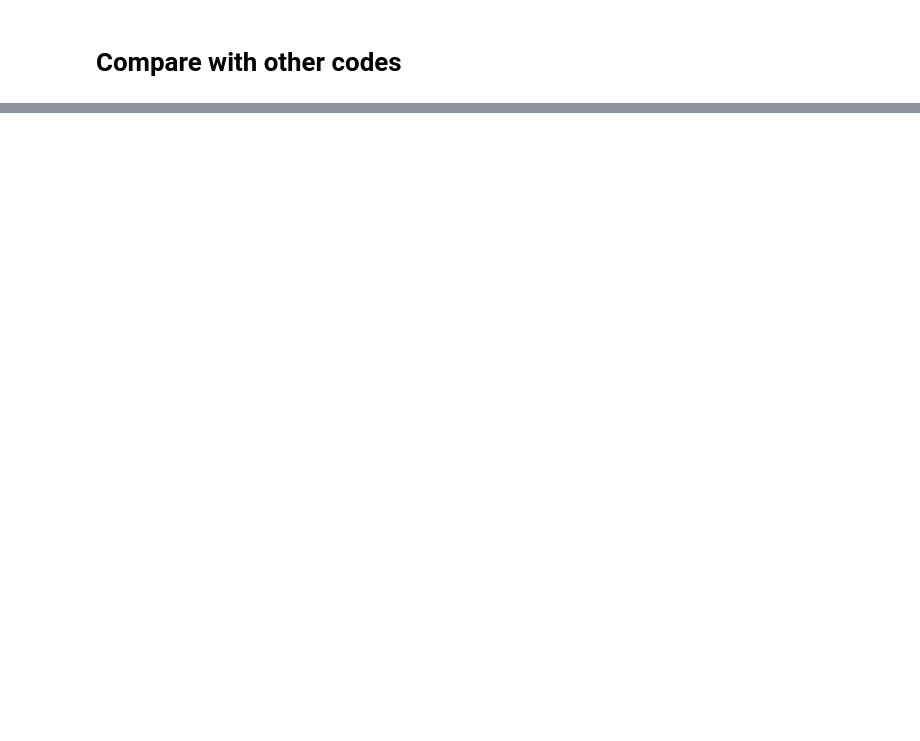
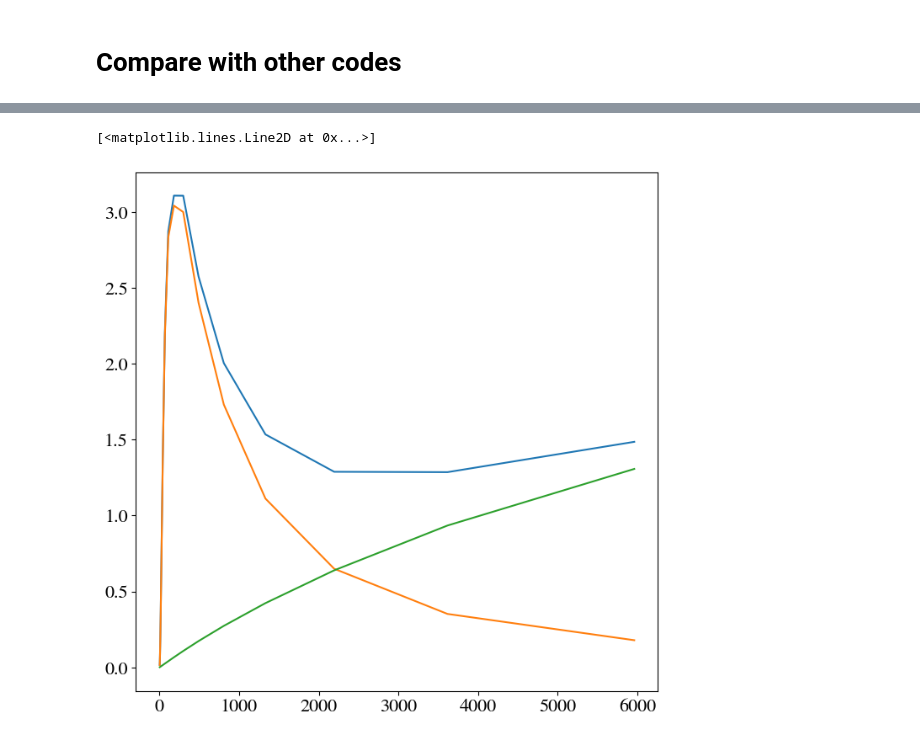
Before and after one commit to CLASS-SZ/notebooks, a Jupyter notebook: class_sz_CIB_mccarthy_shang.ipynb, the cells around one changed output, grey strips where cells are left out. Cells and saved outputs as stored; diff of their text form; code cells hidden in the pictures; blank space fills up the shorter version.

```diff
--- a/class_sz_CIB_mccarthy_shang.ipynb
+++ b/class_sz_CIB_mccarthy_shang.ipynb
@@ -178,6 +181,8 @@ Wall time: 6.28 s
 # %%
 cib = N.cl_cib_cib()
 ell_cib = np.asarray(cib[str(nu_list[0])+'x'+str(nu_list[0])]['ell'])
+# %%
+lens_cib = N.cl_lens_cib()
 # %% [markdown]
 # Compare with other codes
 # %%
@@ -242,0 +248,8 @@ fig.tight_layout()
+# %%
+ells = np.asarray(lens_cib['217']['ell'])
+plt.plot(ells,1./0.3*ells**3.*2./ells**2*2.*np.pi*(np.asarray(lens_cib['217']['1h'])+np.asarray(lens_cib['217']['2h']))/ells/(ells+1.))
+plt.plot(ells,1./0.3*ells**3.*2./ells**2*2.*np.pi*(np.asarray(lens_cib['217']['1h'])*0+np.asarray(lens_cib['217']['2h']))/ells/(ells+1.))
+plt.plot(ells,1./0.3*ells**3.*2./ells**2*2.*np.pi*(np.asarray(lens_cib['217']['1h'])+0*np.asarray(lens_cib['217']['2h']))/ells/(ells+1.))
+# %% [output]
+[<matplotlib.lines.Line2D at 0x...>]
+[figure, added]
```
Also changed, not shown: parts of 6 cells of this notebook, 3 other files.
